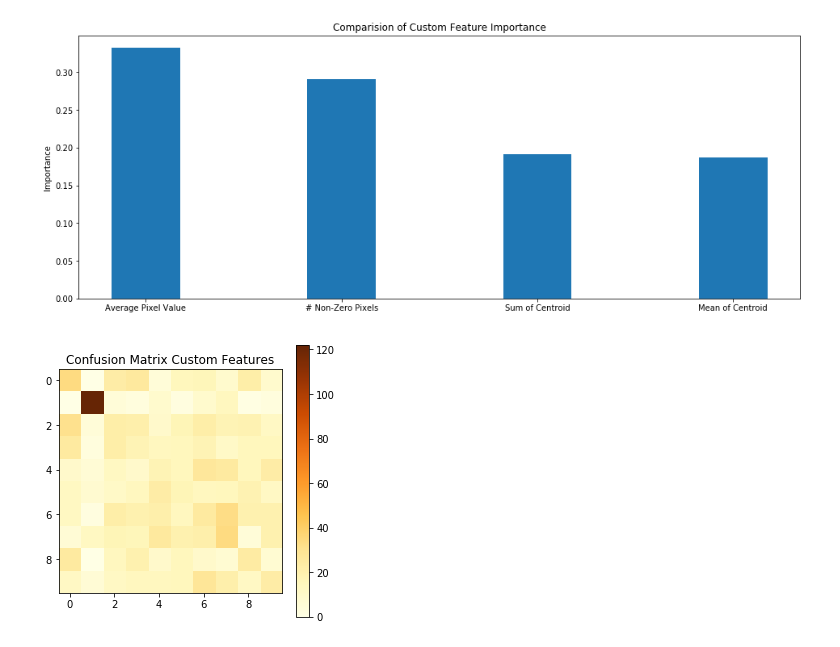
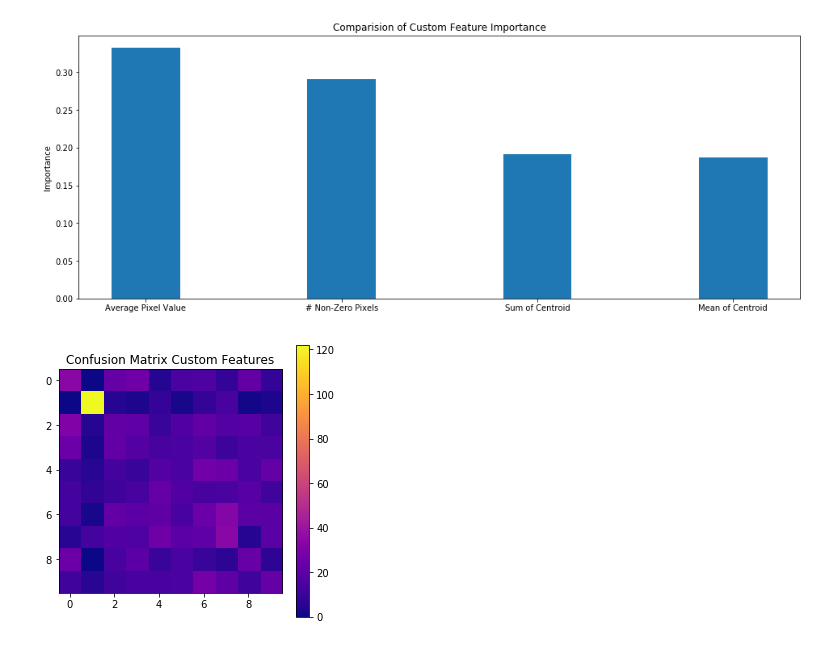
Before and after one commit to diggerdata/MNIST_TSN, a Jupyter notebook: DTClassifier.ipynb, the cells around one changed output. Saved outputs shown, nothing was run; the diff lists cells and outputs as text; code cells hidden in the pictures.

```diff
--- a/DTClassifier.ipynb
+++ b/DTClassifier.ipynb
@@ -275,9 +275,9 @@ plt.show()
 # %%
 cnf_matrix_custom = confusion_matrix(y_test,pred_dt_new)
 plt.figure(figsize=(5,5))
-plt.imshow(cnf_matrix_custom, cmap='YlOrBr')
+plt.imshow(cnf_matrix_custom, cmap='plasma')
 plt.colorbar()
 plt.title("Confusion Matrix Custom Features")
 plt.show()
 # %% [output]
-[figure, old version]
+[figure, new version]
```
Also changed, not shown: parts of 3 cells of this notebook, 1 other file.
